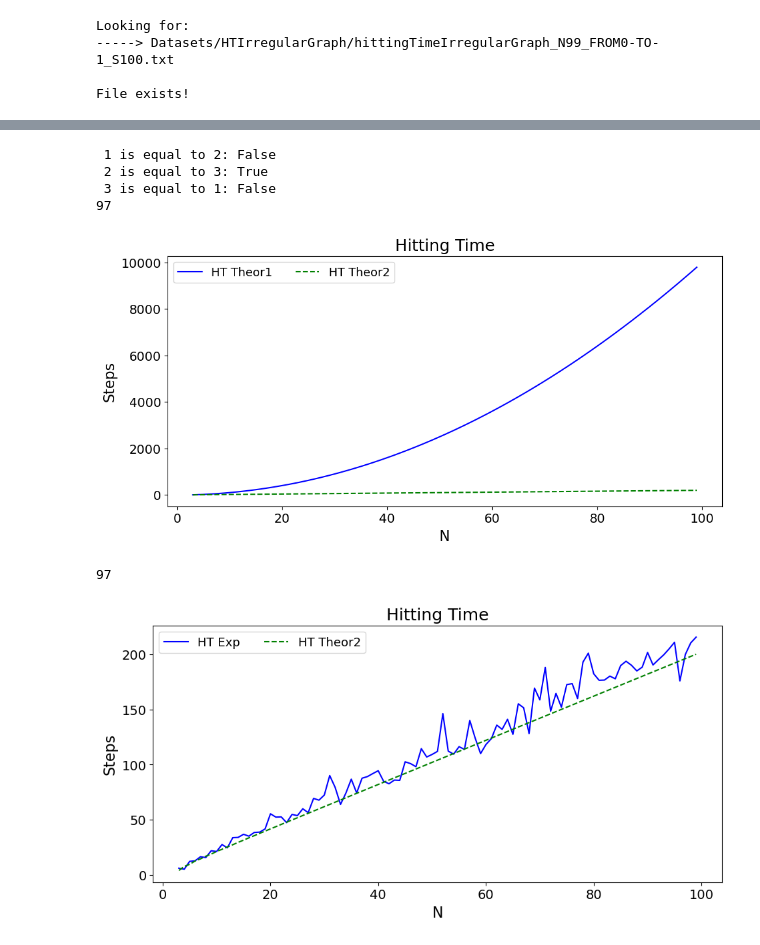
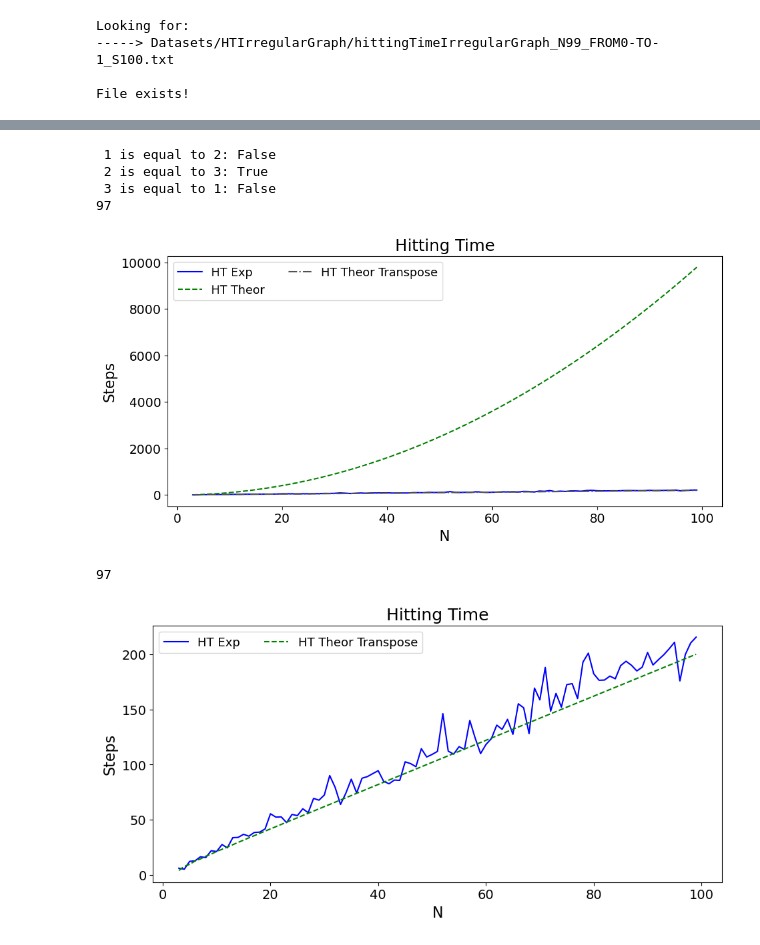
Before and after one commit to JaimePSantos/DynamicRandomWalks, a Jupyter notebook: HT-IrregularGraph.ipynb, the cells around one changed output, grey strips where cells are left out. Saved outputs shown, nothing was run; the diff lists cells and outputs as text; code cells hidden in the pictures.

```diff
--- a/HT-IrregularGraph.ipynb
+++ b/HT-IrregularGraph.ipynb
@@ -145,9 +145,9 @@ def unique_edges_graph(n_nodes):
     return G
 
 # Example usage
-# G = unique_edges_graph(10)
-# nx.draw(G, with_labels=True, node_color='lightblue', node_size=1500, font_size=24)
-# plt.show()
+G = unique_edges_graph(6)
+nx.draw(G, with_labels=True, node_color='lightblue', node_size=1500, font_size=24)
+plt.show()
 
 # adjm = nx.adjacency_matrix(G).todense()
 # deg = vertex_degrees(G)
@@ -352,7 +354,7 @@ print(f' 3 is equal to 1: {theoretical_hitting_times3 ==theoretical_hitting_time
 #     write_list_to_file(theoretical_hitting_times_file, theoretical_hitting_times)
 
 # alphaLabelList = [r'HT Exp',r'HT Theor1',f'HT Theor2']
-alphaLabelList = [r'HT Theor1',f'HT Theor2']
+alphaLabelList = [f'HT Exp',r'HT Theor',f'HT Theor Transpose']
 
 
 params = {
@@ -362,35 +364,35 @@ params = {
     'x_label' : 'N',
     'y_label' : "Steps",
     'legend_labels' : alphaLabelList,
     'legend_loc': "best",
     # 'legend_title' : r'$\alpha$',
     'legend_ncol' : 2,
     'color_list' : ['#0000FF', '#008000', '#525252','red','#eb4034','#8f82f1'],
     'line_style_list' : ['-', '--','-.',':','-','-.'],
     # 'save_path' : f'Output/OrientedDynamics/orientedDynamics_N{N}_NWALKS{len(alphaList)}_Alphas{str([round(a, 2) for a in alphaList]).replace(", ", "-").replace("[", "").replace("]", "")}_TMAX{round(t)}.png',
     'use_loglog': False,
     'use_cbar' : False,
     'cbar_label' : None,
     'cbar_ticks' : None,
     'cbar_tick_labels' : None,
     'x_lim' : None,
 }
 
 y_value_list = [
-                #hitting_times,
+                hitting_times,
                 theoretical_hitting_times,
                 theoretical_hitting_times2
                ]
 
 # print(len(hitting_times3))
 print(len(theoretical_hitting_times))
 plot_qwak(x_value_matrix = [list(n_range)]*len(y_value_list) , y_value_matrix = y_value_list ,**params)
 # %% [output]
  1 is equal to 2: False
  2 is equal to 3: True
  3 is equal to 1: False
 97
-[figure, old version]
+[figure, new version]
 # %%
 n_range = range(3, 100)
 
@@ -422,7 +424,7 @@ theoretical_hitting_times3 = theoretical_hitting_times_for_irregular_graphs3(n_r
 #     theoretical_hitting_times =  theoretical_hitting_times_for_cycle_graphs(n_range, init, target,cw_weight,acw_weight)
 #     write_list_to_file(theoretical_hitting_times_file, theoretical_hitting_times)
 
-alphaLabelList = [r'HT Exp',f'HT Theor2']
+alphaLabelList = [r'HT Exp',f'HT Theor Transpose']
 
 
 params = {
@@ -456,4 +458,4 @@ print(len(theoretical_hitting_times))
 plot_qwak(x_value_matrix = [list(n_range)]*len(y_value_list) , y_value_matrix = y_value_list ,**params)
 # %% [output]
 97
-[figure, old version]
+[figure, new version]
```
Also changed, not shown: parts of 1 cell of this notebook, 2 other files.
